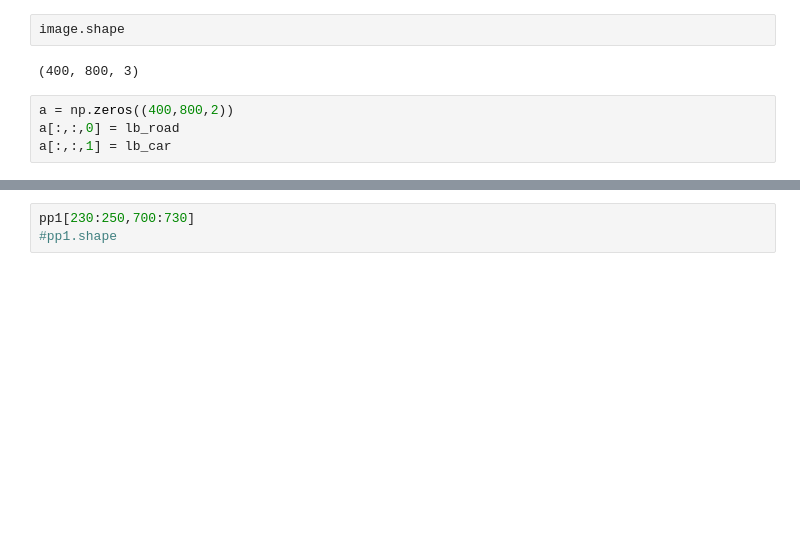
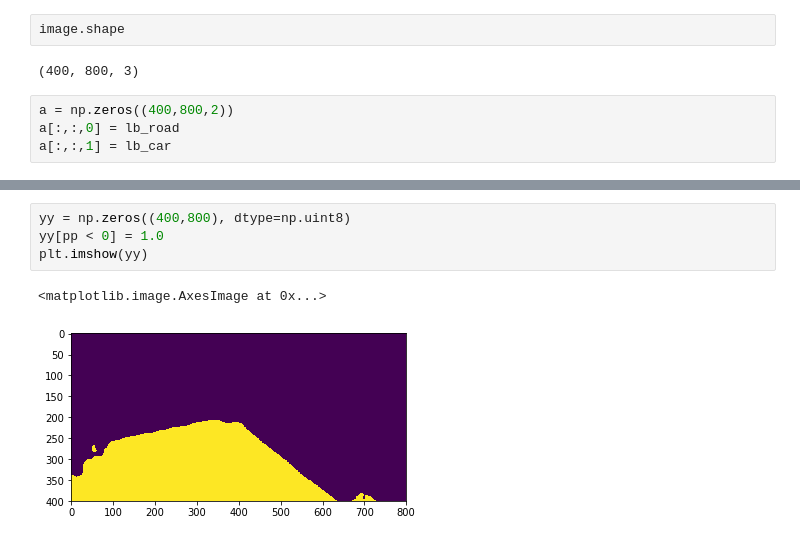
Before and after one commit to bakamoridesu/Lyft-Perception-Challenge, a Jupyter notebook: Notebook.ipynb, the cells around one changed output, grey strips where cells are left out. Cells and saved outputs as stored; diff of their text form; blank space fills up the shorter version.

```diff
--- a/Notebook.ipynb
+++ b/Notebook.ipynb
@@ -281,5 +415,9 @@ plt.imshow(pp1)
-# %%
-pp1[230:250,700:730]
-#pp1.shape
+# %%
+yy = np.zeros((400,800), dtype=np.uint8)
+yy[pp < 0] = 1.0
+plt.imshow(yy)
+# %% [output]
+<matplotlib.image.AxesImage at 0x...>
+[figure, added]
 # %%
 zz = np.zeros((400,800), dtype=np.uint8)
```
Also changed, not shown: parts of 19 cells of this notebook.
